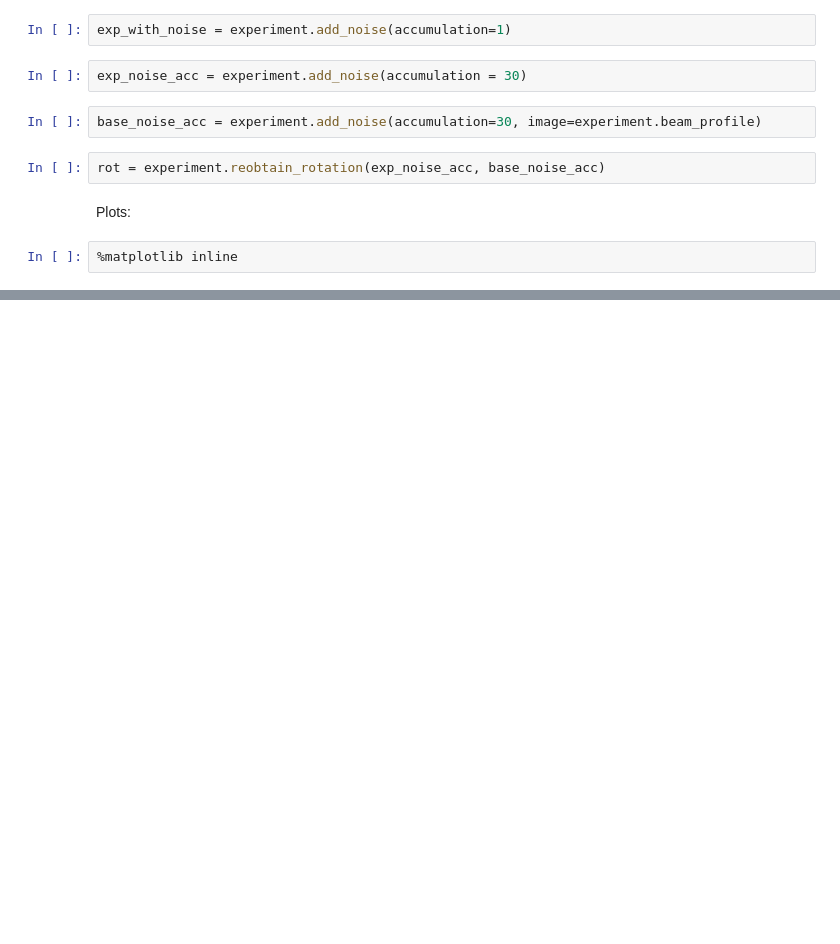
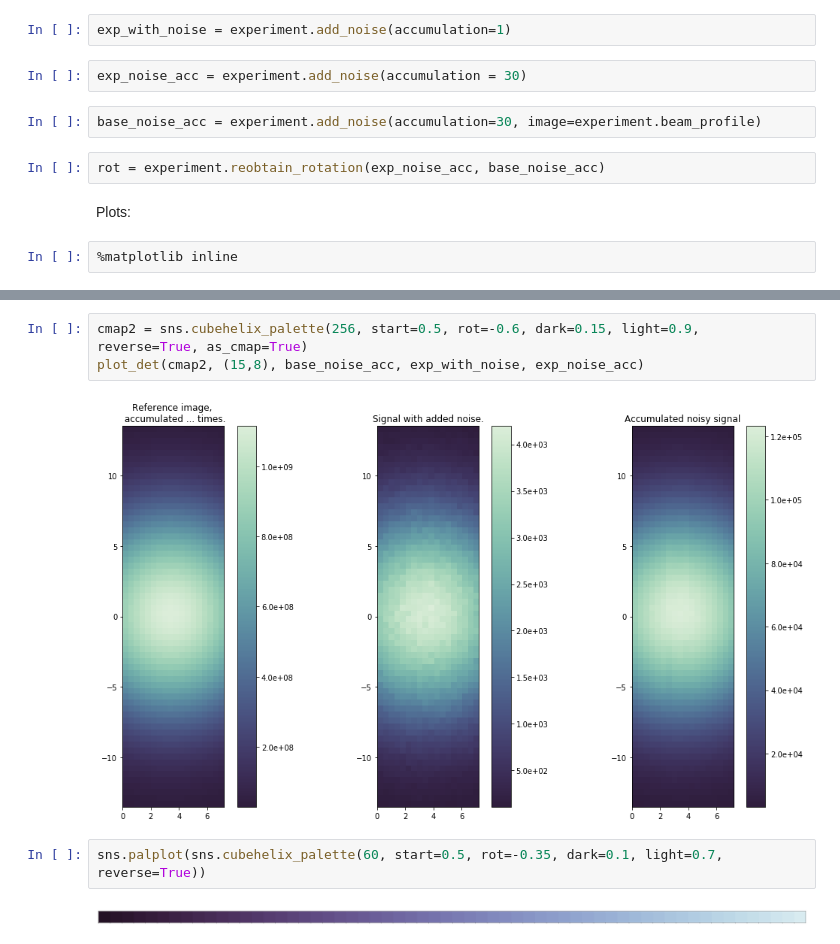
Before and after one commit to pordyna/fdrot, a Jupyter notebook: faraday_rotation_nb.ipynb, the cells around one changed output, grey strips where cells are left out. Drawn from its saved outputs; the diff is of its cells as text; blank space fills up the shorter version.

```diff
--- a/faraday_rotation_nb.ipynb
+++ b/faraday_rotation_nb.ipynb
@@ -138,0 +158,9 @@ plt.tight_layout()
+# %%
+cmap2 = sns.cubehelix_palette(256, start=0.5, rot=-0.6, dark=0.15, light=0.9, reverse=True, as_cmap=True)
+plot_det(cmap2, (15,8), base_noise_acc, exp_with_noise, exp_noise_acc)
+# %% [output]
+[figure, added]
+# %%
+sns.palplot(sns.cubehelix_palette(60, start=0.5, rot=-0.35, dark=0.1, light=0.7, reverse=True))
+# %% [output]
+[figure, added]
```
Also changed, not shown: parts of 8 cells of this notebook, 1 other file.
